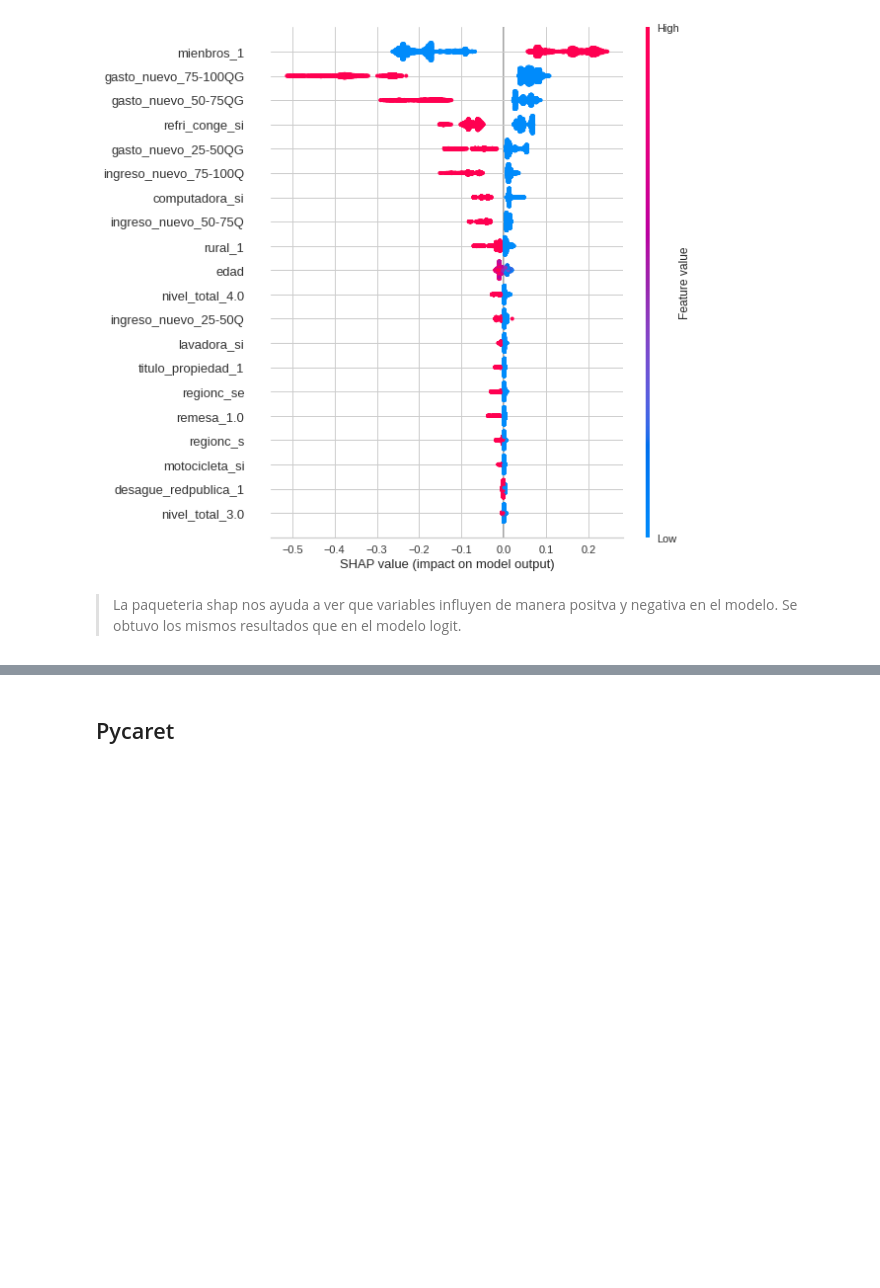
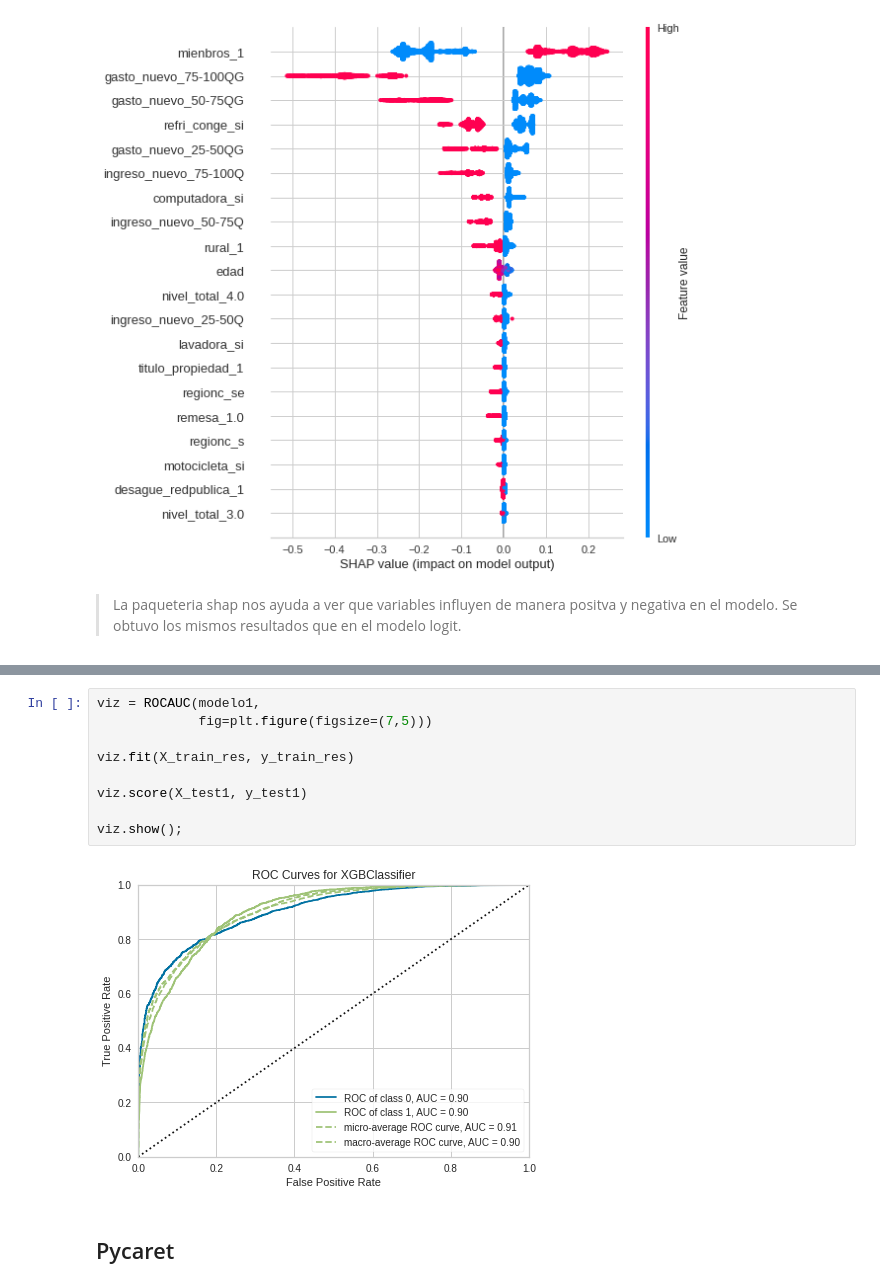
Before and after one commit to sebas-prog/Econometria-, a Jupyter notebook: Proyecto_final_de_enaho.ipynb, the cells around one changed output, grey strips where cells are left out. Cells and saved outputs as stored; diff of their text form; blank space fills up the shorter version.

```diff
--- a/Proyecto_final_de_enaho.ipynb
+++ b/Proyecto_final_de_enaho.ipynb
@@ -934,3 +1029,14 @@ shap.summary_plot(shap_values[1], X_test1)
+# %%
+viz = ROCAUC(modelo1,
+             fig=plt.figure(figsize=(7,5)))
+
+viz.fit(X_train_res, y_train_res)
+
+viz.score(X_test1, y_test1)
+
+viz.show();
+# %% [output]
+[figure, added]
 # %% [markdown]
 ## Pycaret
 # %% [markdown]
```
Also changed, not shown: parts of 30 cells of this notebook.
